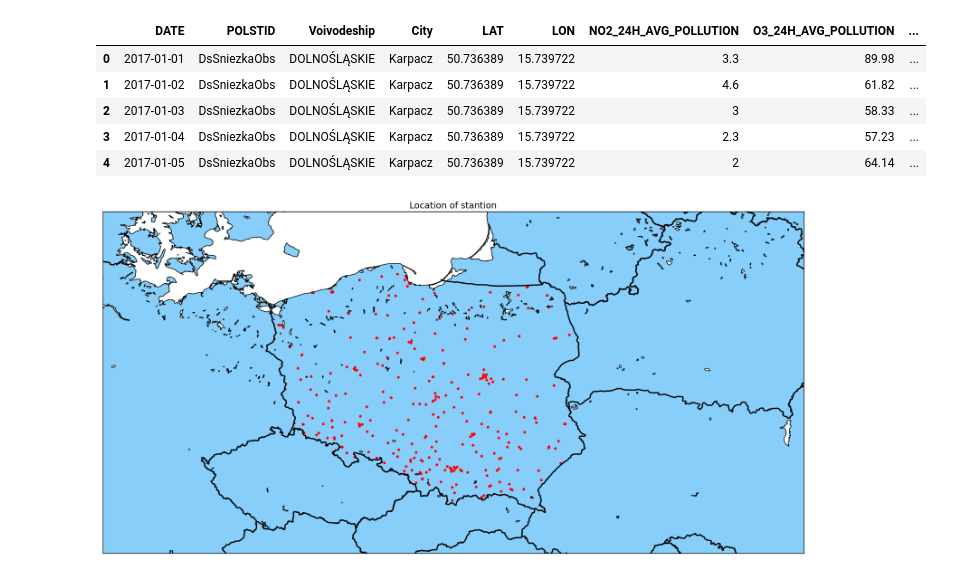
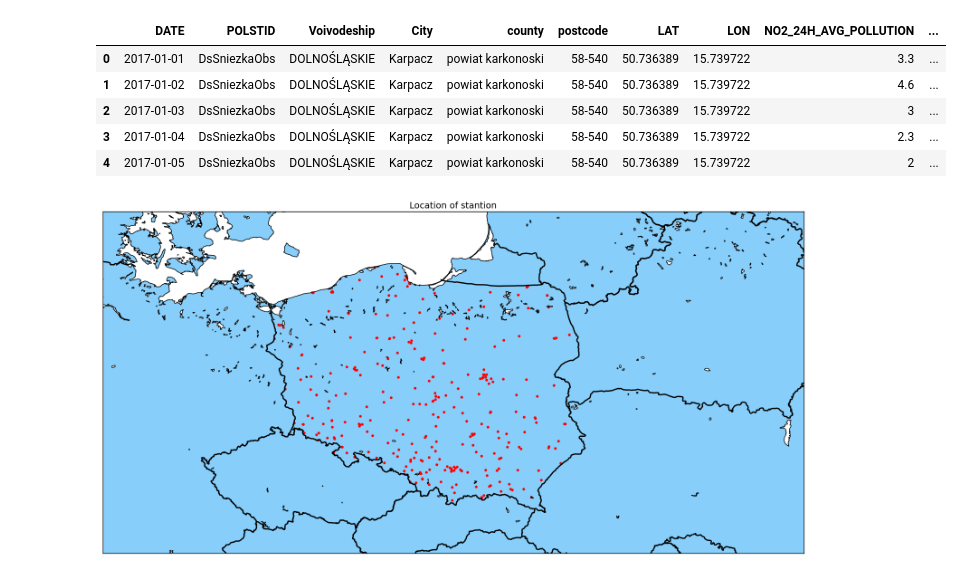
Before and after one commit to OmdenaAI/warsaw-poland-chapter-air-pollution, a Jupyter notebook: src/tasks/task-1-data-cleaning/air_quality_data_cleaning.ipynb, the cells around one changed output. Saved outputs shown, nothing was run; the diff lists cells and outputs as text; code cells hidden in the pictures.

Commit message:
Add updated code and air pollution data file, updated with counties and postal codes

```diff
--- a/src/tasks/task-1-data-cleaning/air_quality_data_cleaning.ipynb
+++ b/src/tasks/task-1-data-cleaning/air_quality_data_cleaning.ipynb
@@ -77,39 +80,107 @@ for dir_name in directories:
     df_pol_sum.insert(2, pollution_name, None)
     for column in df_res.iloc[:, 1:].columns:
         temp_df = df_res[['DATE', column]].rename({column: pollution_name}, axis=1)
         temp_df.insert(1, 'POLSTID', column)
         df_pol_sum = pd.concat([df_pol_sum, temp_df], axis=0, join='outer')
     # Merge the data on all types of pollutants into one dataframe
     df_full = df_full.merge(df_pol_sum, how='outer', on=['DATE', 'POLSTID'])
     df_full = df_full.reset_index().drop(columns='index')
 # Round off the values of the content of O3 in the air to bring them into a single form with the rest of the values.
 df_full['O3_24H_AVG_POLLUTION'] = round(df_full['O3_24H_AVG_POLLUTION'], 2)
 
 # Check the station codes with Metadata - station and measurement sites.xlsx and replace the code with the correct one
 # if it is not in Metadata - station and measurement sites.xlsx and the differences in the code symbols are no more than
 # 3 characters (3 characters were selected after manual verification).
 POLSTIDs = df_full.POLSTID.unique().tolist()
 for stid in POLSTIDs:
     if stid not in codes:
         for code in codes:
             diff = lev(stid, code)
             if diff <= 3:
                 df_full.POLSTID = df_full.POLSTID.apply(lambda x: code if x == stid else x)
 
 # Add coordinates and place names from Metadata - station and measurement sites.xlsx
 df_full = df_full.merge(df_st_code[['Voivodeship', 'City', 'WGS84 φ N', 'WGS84 λ E', 'Station code']],
                         how='left', left_on = 'POLSTID' , right_on = 'Station code')
 df_full = df_full[['DATE', 'POLSTID', 'Voivodeship', 'City', 'WGS84 φ N', 'WGS84 λ E', 'NO2_24H_AVG_POLLUTION',
                    'O3_24H_AVG_POLLUTION', 'PM10_24H_AVG_POLLUTION', 'PM25_24H_AVG_POLLUTION']]
 df_full = df_full.rename({'WGS84 φ N': 'LAT', 'WGS84 λ E': 'LON'}, axis=1)
+
+# Using the coordinates and the geopy.geocoders library, we get names cities, counties, states and postcodes
+geolocator = Nominatim(user_agent="Konstantin_check_Poland_air_pollution")
+# Create a set with coordinates from the columns of the dataframe and in a loop we get the geographical names
+# of objects one by one. The received geographic data is placed in a separate list.
+coords = set(zip(df_full['LAT'].to_list(), df_full['LON'].to_list()))
+
+geopy_data = []
+for coord in coords:
+    geo_data = geolocator.reverse(coord)
+    geo_data_row = []
+    for data in ['city', 'county', 'state', 'postcode']:
+        try:
+            geo_data_row.append(geo_data.raw['address'][data])
+        except:
+            geo_data_row.append(np.NaN)
+    geopy_data.append(geo_data_row + [coord[0], coord[1]])
+
+# The resulting list with geographical names is placed in a separate dataframe
+df_geo = pd.DataFrame(data=geopy_data, columns=['city', 'county','state', 'postcode', 'LAT', 'LON'])
+
+#  In a separate dataframe we place data from https://en.wikipedia.org/wiki/List_of_counties_of_Poland
+df_wiki = pd.read_csv(path + 'county_table_Wiki.csv')
+
+# Create a list of cities for which the names of counties are not specified, as well as a list of county
+# seats from https://en.wikipedia.org/wiki/List_of_counties_of_Poland
+no_county_cities = df_geo.city[df_geo.county.isna()].tolist()
+county_seat_list = df_wiki.County[df_wiki['County seat'] == 'city county'].tolist()
+
+# Check if the city is a county seat and assigning the county name the same as the city name if so
+for city in no_county_cities:
+    if city in county_seat_list:
+        df_geo.county[df_geo.city == city] = city
+    else:
+        pass
+
+# Create a list with the coordinates of stations for which the names of the county and the postal code are missing
+lat_list = df_geo.LAT[df_geo.county.isna() | df_geo.postcode.isna()].tolist()
+lon_list = df_geo.LON[df_geo.county.isna() | df_geo.postcode.isna()].tolist()
+city_country_list = list(zip(lat_list, lon_list))
+
+# Create a separate dataframe for data from Geonames.org
+df_geonames = pd.DataFrame(columns = ['LAT', 'LON', 'postcode', 'county'])
+
+# Connect Geonames.org via API and download the missing postal codes and povets
+for elem in city_country_list:
+    try:
+        params = {'lat':elem[0], 'lng':elem[1], 'username':'skrkonst', 'maxRows':1}
+        response = requests.post('http://api.geonames.org/findNearbyPostalCodesJSON?', data=params, timeout=10)
+        results = response.json()['postalCodes']
+        row = {'LAT':elem[0], 'LON':elem[1], 'postcode': results[0].get('postalCode'), 'county': results[0].get('adminName2')}
+        # Place the received data in a previously created dataframe
+        df_geonames = df_geonames.append(row, ignore_index=True)
+    except:
+        pass
+
+df_geonames.county = df_geonames.county.apply(lambda x: x.lower())
+# Merge dataframes with geodata received from geonames.org and geopy
+df_geo = df_geo.merge(df_geonames, how='left', on=['LAT', 'LON'], suffixes=['', '2'])
+df_geo['postcode'] = df_geo['postcode'].combine_first(df_geo.pop('postcode2'))
+df_geo['county'] = df_geo['county'].combine_first(df_geo.pop('county2'))
+
+# Complemente the air pollution dataframe with geographic data
+df_full = df_full.merge(df_geo[['county', 'postcode', 'LAT', 'LON']], how='left', on=['LAT', 'LON'])
+df_full = df_full[['DATE', 'POLSTID', 'Voivodeship', 'City', 'county', 'postcode', 'LAT', 'LON',
+                   'NO2_24H_AVG_POLLUTION', 'O3_24H_AVG_POLLUTION', 'PM10_24H_AVG_POLLUTION', 'PM25_24H_AVG_POLLUTION']]
+
+df_full.to_csv(f'{path + "cleaned/" + "Combined_all_air_pollut_types&coords"}.csv', index=False)
 df_full.head()
 # %% [output]
-|  | DATE | POLSTID | Voivodeship | City | LAT | LON | NO2_24H_AVG_POLLUTION | O3_24H_AVG_POLLUTION | ... |
-| 0 | 2017-01-01 | DsSniezkaObs | DOLNOŚLĄSKIE | Karpacz | 50.736389 | 15.739722 | 3.3 | 89.98 | ... |
-| 1 | 2017-01-02 | DsSniezkaObs | DOLNOŚLĄSKIE | Karpacz | 50.736389 | 15.739722 | 4.6 | 61.82 | ... |
-| 2 | 2017-01-03 | DsSniezkaObs | DOLNOŚLĄSKIE | Karpacz | 50.736389 | 15.739722 | 3 | 58.33 | ... |
-| 3 | 2017-01-04 | DsSniezkaObs | DOLNOŚLĄSKIE | Karpacz | 50.736389 | 15.739722 | 2.3 | 57.23 | ... |
-| 4 | 2017-01-05 | DsSniezkaObs | DOLNOŚLĄSKIE | Karpacz | 50.736389 | 15.739722 | 2 | 64.14 | ... |
+|  | DATE | POLSTID | Voivodeship | City | county | postcode | LAT | LON | NO2_24H_AVG_POLLUTION | ... |
+| 0 | 2017-01-01 | DsSniezkaObs | DOLNOŚLĄSKIE | Karpacz | powiat karkonoski | 58-540 | 50.736389 | 15.739722 | 3.3 | ... |
+| 1 | 2017-01-02 | DsSniezkaObs | DOLNOŚLĄSKIE | Karpacz | powiat karkonoski | 58-540 | 50.736389 | 15.739722 | 4.6 | ... |
+| 2 | 2017-01-03 | DsSniezkaObs | DOLNOŚLĄSKIE | Karpacz | powiat karkonoski | 58-540 | 50.736389 | 15.739722 | 3 | ... |
+| 3 | 2017-01-04 | DsSniezkaObs | DOLNOŚLĄSKIE | Karpacz | powiat karkonoski | 58-540 | 50.736389 | 15.739722 | 2.3 | ... |
+| 4 | 2017-01-05 | DsSniezkaObs | DOLNOŚLĄSKIE | Karpacz | powiat karkonoski | 58-540 | 50.736389 | 15.739722 | 2 | ... |
 # %%
 # Display locations of stantions on the map by coordinates
 lat = df_full.LAT.unique().tolist()
```
Also changed, not shown: parts of 2 cells of this notebook, 1 other file.
